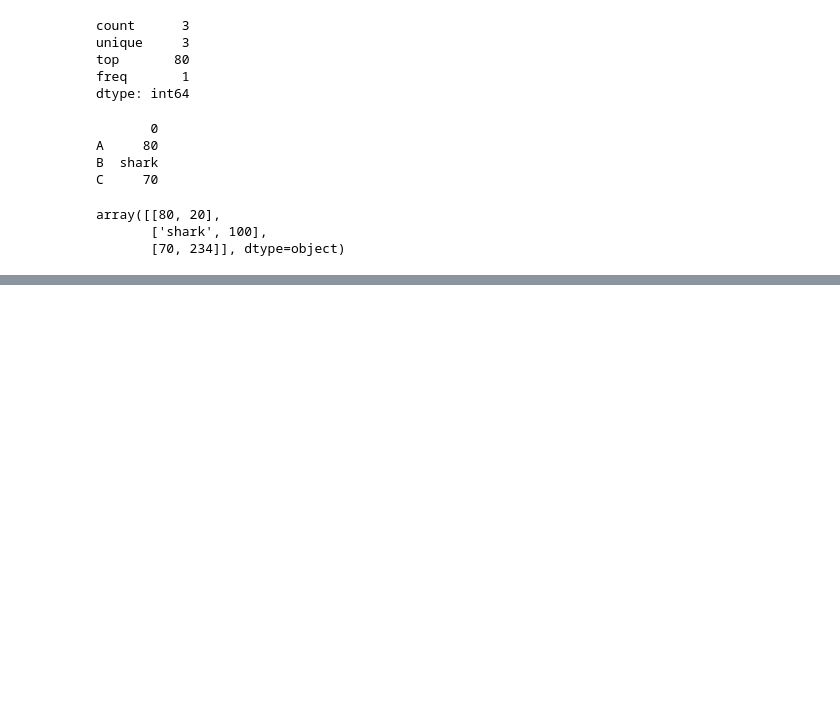
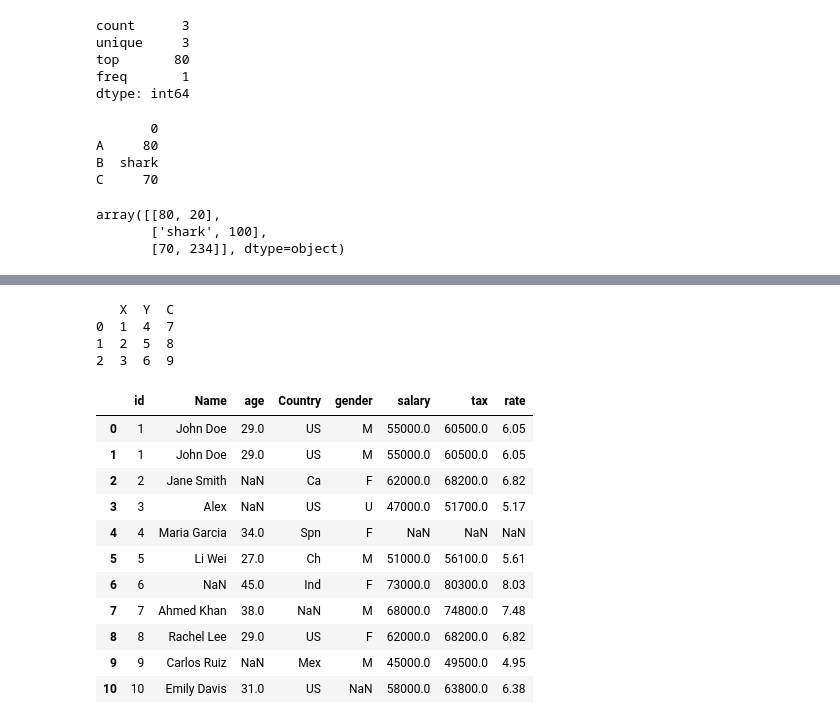
Before and after one commit to soumyaranjan-behera22/ds-learnings, a Jupyter notebook: 04-pandas/practice.ipynb, the cells around one changed output, grey strips where cells are left out. Drawn from its saved outputs; the diff is of its cells as text; code cells hidden in the pictures; blank space fills up the shorter version.

```diff
--- a/04-pandas/practice.ipynb
+++ b/04-pandas/practice.ipynb
@@ -416,0 +515,44 @@ df.drop("branch",axis = 1)
+# %%
+# renaming / reordering
+dataf = pd.DataFrame({
+"A": [1, 2, 3],
+"B": [4, 5, 6],
+"C": [7, 8, 9]
+})
+df3 = dataf.rename(columns={
+    "A":"X",
+    "B":"Y"
+})
+print(df3)
+# %% [output]
+   X  Y  C
+0  1  4  7
+1  2  5  8
+2  3  6  9
+# %%
+df.columns = [["name","age","country","gender","incoome","tax","rate","id"]]   # this basically change the names not the order of columns
+
+df.rename(columns={
+    "name":"Name",
+    "id": "ID"
+})           # this is another kind of renaming a specific column
+
+
+df.columns = [["id","Name","age","Country","gender","income","tax","rate"]]
+# %%
+df.rename(columns={
+    "income": "salary"
+})
+# %% [output]
+|  | id | Name | age | Country | gender | salary | tax | rate |
+| 0 | 1 | John Doe | 29.0 | US | M | 55000.0 | 60500.0 | 6.05 |
+| 1 | 1 | John Doe | 29.0 | US | M | 55000.0 | 60500.0 | 6.05 |
+| 2 | 2 | Jane Smith | NaN | Ca | F | 62000.0 | 68200.0 | 6.82 |
+| 3 | 3 | Alex | NaN | US | U | 47000.0 | 51700.0 | 5.17 |
+| 4 | 4 | Maria Garcia | 34.0 | Spn | F | NaN | NaN | NaN |
+| 5 | 5 | Li Wei | 27.0 | Ch | M | 51000.0 | 56100.0 | 5.61 |
+| 6 | 6 | NaN | 45.0 | Ind | F | 73000.0 | 80300.0 | 8.03 |
+| 7 | 7 | Ahmed Khan | 38.0 | NaN | M | 68000.0 | 74800.0 | 7.48 |
+| 8 | 8 | Rachel Lee | 29.0 | US | F | 62000.0 | 68200.0 | 6.82 |
+| 9 | 9 | Carlos Ruiz | NaN | Mex | M | 45000.0 | 49500.0 | 4.95 |
+| 10 | 10 | Emily Davis | 31.0 | US | NaN | 58000.0 | 63800.0 | 6.38 |
```
Also changed, not shown: parts of 29 cells of this notebook.
